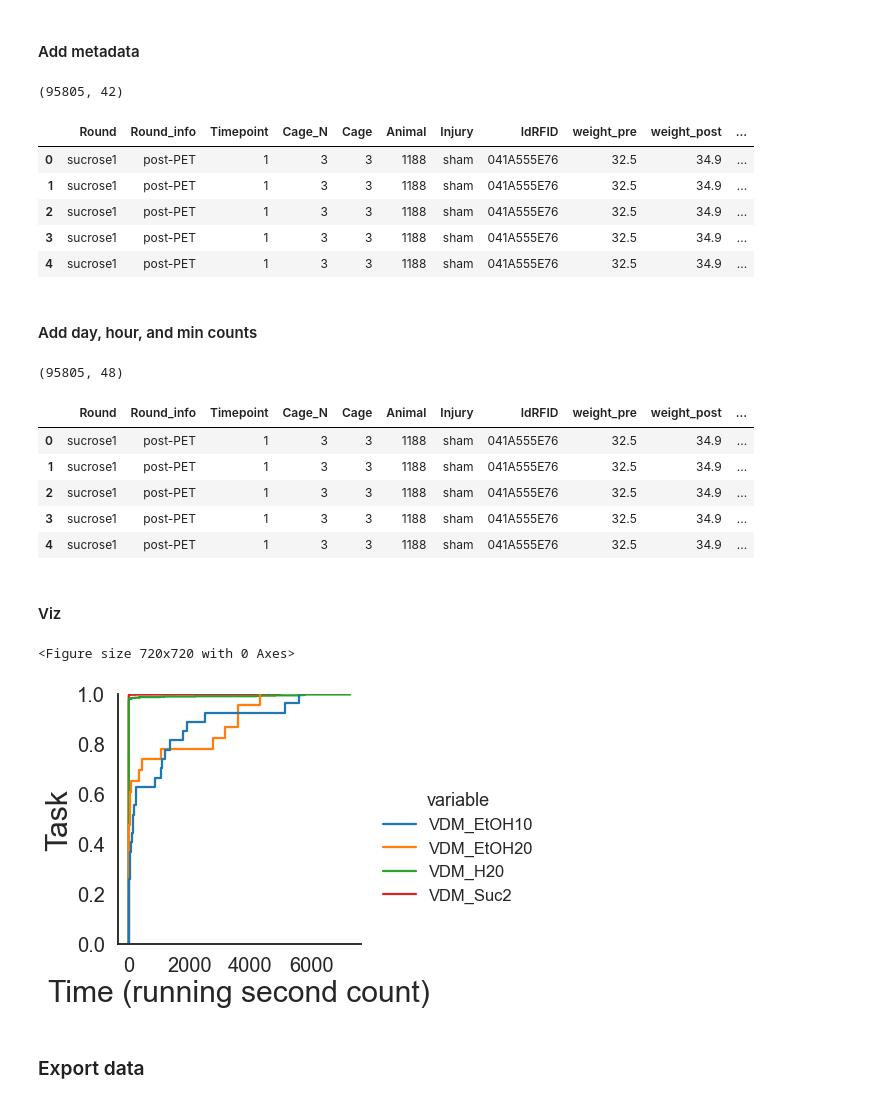
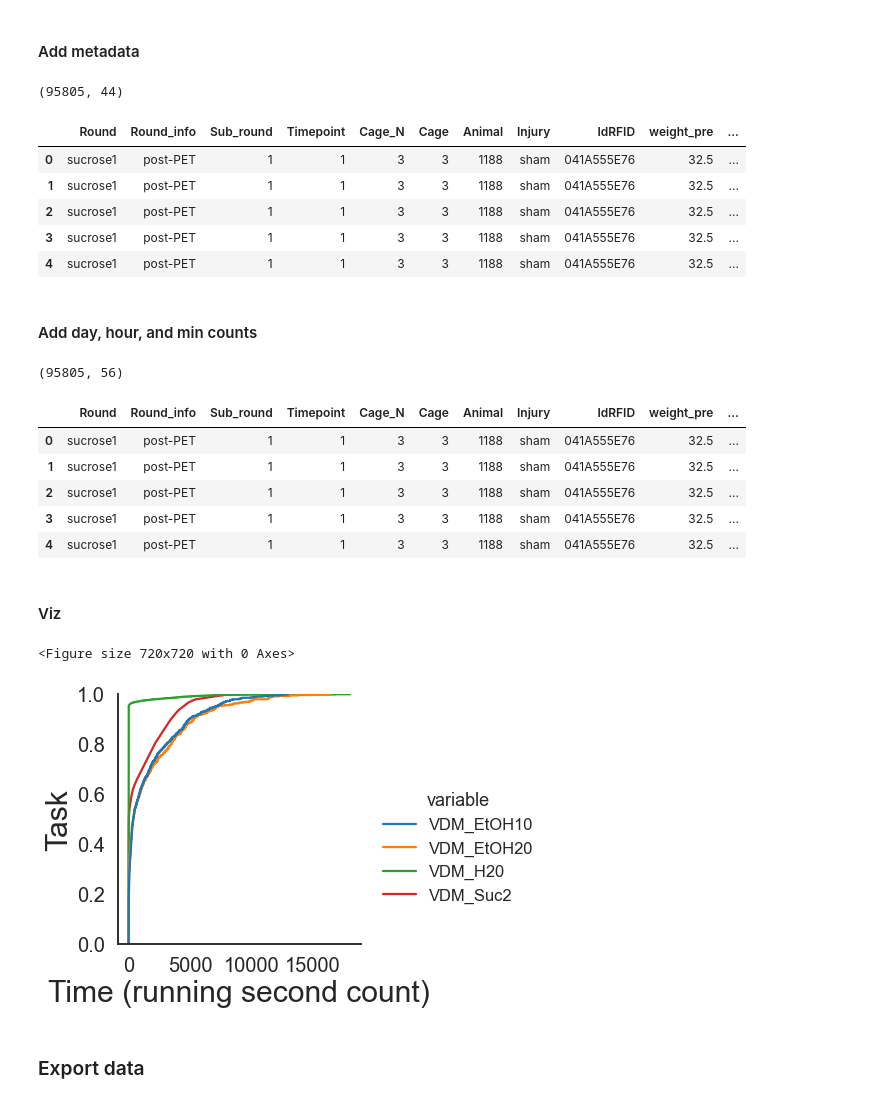
Before and after one commit to grace3999/RFID_polysubstance, a Jupyter notebook: RFID_VDM_wsucrose.ipynb, the cells around one changed output. Cells and saved outputs as stored; diff of their text form; code cells hidden in the pictures.

```diff
--- a/RFID_VDM_wsucrose.ipynb
+++ b/RFID_VDM_wsucrose.ipynb
@@ -343,7 +343,7 @@ array(['Round', 'Round_info', 'Timepoint', 'Cage_N', 'Cage', 'Animal',
 # %%
 data_RFID_final = data_RFID_final[['Round', 'Round_info', 'Timepoint', 'Cage_N', 'Cage', 'Animal',
                                    'Injury', 'IdRFID', 'weight_pre', 'weight_post', 'weight_diff',
-                                   'notes', 'wd_day', 'r_day',
+                                   'notes', 'wes_day', 'wd_day', 'r_day',
                                    'unitLabel', 'unitLabel_drink', 'eventDuration',
                                    'RFID_datetime_start', 'RFID_datetime_end',
                                    'RFID_datetime_start_next', 'IdRFID_next',
@@ -784,57 +784,58 @@ data_comb = meta_data.merge(data_comb.reset_index(), left_on='IdRFID', right_on=
 print(data_comb.shape)
 data_comb.head()
 # %% [output]
-(95805, 42)
+(95805, 44)
-|  | Round | Round_info | Timepoint | Cage_N | Cage | Animal | Injury | IdRFID | weight_pre | weight_post | ... |
-| 0 | sucrose1 | post-PET | 1 | 3 | 3 | 1188 | sham | 041A555E76 | 32.5 | 34.9 | ... |
-| 1 | sucrose1 | post-PET | 1 | 3 | 3 | 1188 | sham | 041A555E76 | 32.5 | 34.9 | ... |
-| 2 | sucrose1 | post-PET | 1 | 3 | 3 | 1188 | sham | 041A555E76 | 32.5 | 34.9 | ... |
-| 3 | sucrose1 | post-PET | 1 | 3 | 3 | 1188 | sham | 041A555E76 | 32.5 | 34.9 | ... |
-| 4 | sucrose1 | post-PET | 1 | 3 | 3 | 1188 | sham | 041A555E76 | 32.5 | 34.9 | ... |
+|  | Round | Round_info | Sub_round | Timepoint | Cage_N | Cage | Animal | Injury | IdRFID | weight_pre | ... |
+| 0 | sucrose1 | post-PET | 1 | 1 | 3 | 3 | 1188 | sham | 041A555E76 | 32.5 | ... |
+| 1 | sucrose1 | post-PET | 1 | 1 | 3 | 3 | 1188 | sham | 041A555E76 | 32.5 | ... |
+| 2 | sucrose1 | post-PET | 1 | 1 | 3 | 3 | 1188 | sham | 041A555E76 | 32.5 | ... |
+| 3 | sucrose1 | post-PET | 1 | 1 | 3 | 3 | 1188 | sham | 041A555E76 | 32.5 | ... |
+| 4 | sucrose1 | post-PET | 1 | 1 | 3 | 3 | 1188 | sham | 041A555E76 | 32.5 | ... |
 # %% [markdown]
 #### Add day, hour, and min counts
 # %%
 #column of running day count
 dat_map = dict(zip(data_comb['VDM_date'].unique(), np.arange(1,len(data_comb['VDM_date'].unique())+1)))
-data_comb['VDM_day_count'] = data_comb['VDM_date'].map(dat_map)
+data_comb['day_count'] = data_comb['VDM_day'].map(dat_map)
 
 #column of running min and second count within each day
-data_comb['VDM_min_count'] = (data_comb['VDM_hour']*60) + data_comb['VDM_min']
-data_comb['VDM_second_count'] = (data_comb['VDM_min_count']*60) + data_comb['VDM_second']
+data_comb['min_count'] = (data_comb['VDM_hour']*60) + data_comb['VDM_min']
+data_comb['sec_count'] = (data_comb['min_count']*60) + data_comb['VDM_second']
 
-#column of running hour and minute count
-data_comb['VDM_hour_count_running'] = (data_comb['VDM_day_count']*24) + data_comb['VDM_hour'] - 24
-data_comb['VDM_min_count_running'] = (data_comb['VDM_hour_count_running']*60) + data_comb['VDM_min']
-data_comb['VDM_second_count_running'] = (data_comb['VDM_min_count_running']*60) + data_comb['VDM_second'] - 60
+#column of running hour and minute count across all days
+data_comb['hour_count_running'] = (data_comb['day_count']*24) + data_comb['VDM_hour'] - 24
+data_comb['min_count_running'] = (data_comb['hour_count_running']*60) + data_comb['VDM_min']
+data_comb['sec_count_running'] = (data_comb['min_count_running']*60) + data_comb['VDM_second'] - 60
 
 print(data_comb.shape)
 data_comb.head()
 # %% [output]
-(95805, 48)
+(95805, 56)
-|  | Round | Round_info | Timepoint | Cage_N | Cage | Animal | Injury | IdRFID | weight_pre | weight_post | ... |
-| 0 | sucrose1 | post-PET | 1 | 3 | 3 | 1188 | sham | 041A555E76 | 32.5 | 34.9 | ... |
-| 1 | sucrose1 | post-PET | 1 | 3 | 3 | 1188 | sham | 041A555E76 | 32.5 | 34.9 | ... |
-| 2 | sucrose1 | post-PET | 1 | 3 | 3 | 1188 | sham | 041A555E76 | 32.5 | 34.9 | ... |
-| 3 | sucrose1 | post-PET | 1 | 3 | 3 | 1188 | sham | 041A555E76 | 32.5 | 34.9 | ... |
-| 4 | sucrose1 | post-PET | 1 | 3 | 3 | 1188 | sham | 041A555E76 | 32.5 | 34.9 | ... |
+|  | Round | Round_info | Sub_round | Timepoint | Cage_N | Cage | Animal | Injury | IdRFID | weight_pre | ... |
+| 0 | sucrose1 | post-PET | 1 | 1 | 3 | 3 | 1188 | sham | 041A555E76 | 32.5 | ... |
+| 1 | sucrose1 | post-PET | 1 | 1 | 3 | 3 | 1188 | sham | 041A555E76 | 32.5 | ... |
+| 2 | sucrose1 | post-PET | 1 | 1 | 3 | 3 | 1188 | sham | 041A555E76 | 32.5 | ... |
+| 3 | sucrose1 | post-PET | 1 | 1 | 3 | 3 | 1188 | sham | 041A555E76 | 32.5 | ... |
+| 4 | sucrose1 | post-PET | 1 | 1 | 3 | 3 | 1188 | sham | 041A555E76 | 32.5 | ... |
 # %% [markdown]
 #### Viz
 # %%
 plt.figure(figsize=(10,10))
 params = {'axes.labelsize': 30,
           'axes.titlesize': 30}
 plt.rc('xtick', labelsize=20)
 plt.rc('ytick', labelsize=20)
 plt.rcParams.update(params)
 
-data_int = data_comb[data_comb['VDM_hour']==18]
-sns.displot(data=data_int, x="VDM_RFID_timediff", kind="ecdf", hue='variable')
+#data_int = data_comb[data_comb['VDM_hour']==18]
+sns.displot(data=data_comb, x="VDM_RFID_timediff", kind="ecdf", hue='variable')
+#plt.xlim(0, 30)
 plt.xlabel('Time (running second count)')
 plt.ylabel('Task')
 plt.show()
 # %% [output]
 <Figure size 720x720 with 0 Axes>
-[figure, old version]
+[figure, new version]
 # %% [markdown]
 ### Export data
 # %%
```
Also changed, not shown: parts of 3 cells of this notebook, 2 other files.
